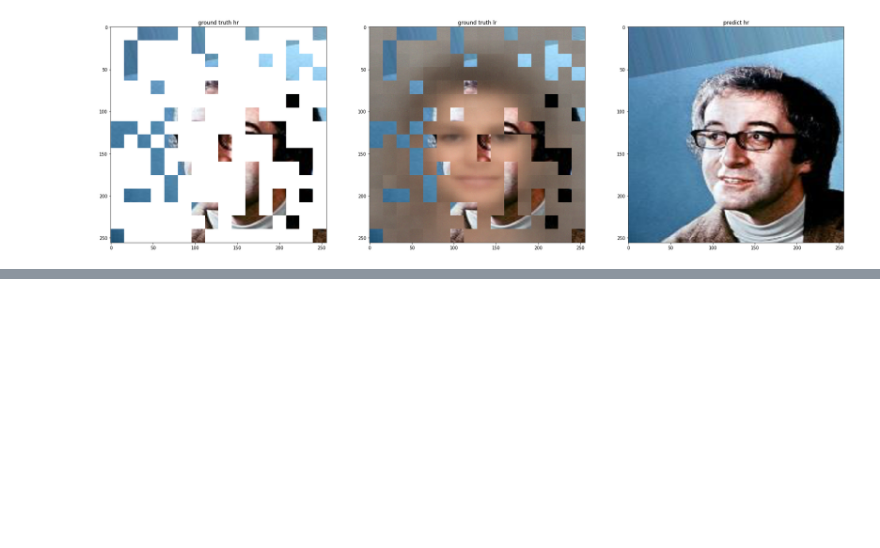
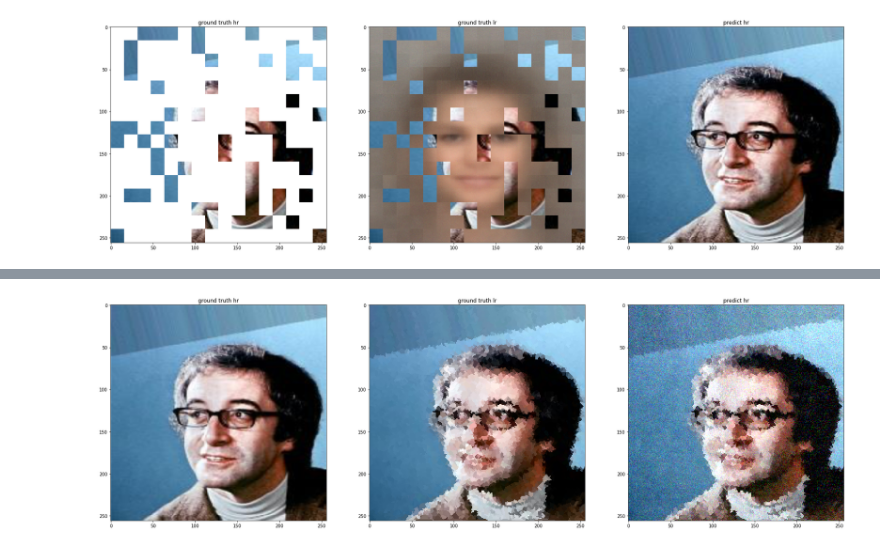
Before and after one commit to YanjieZe/NU-SSSR, a Jupyter notebook: mae_pretrain.ipynb, the cells around one changed output, grey strips where cells are left out. Cells and saved outputs as stored; diff of their text form; code cells hidden in the pictures; blank space fills up the shorter version.

```diff
--- a/mae_pretrain.ipynb
+++ b/mae_pretrain.ipynb
@@ -355,0 +526,87 @@ NameError: name 'lr_list' is not defined
+# %%
+model.load_state_dict(torch.load('/home/purewhite/workspace/cg-proj/NUG-DLSS/logs/MAE_pretrained.pth'))
+args = parse_args(["--alg", "MAE", "--description", "mae_pretrain_piconly_residual", "--lr", "1e-3", "--epoch", "20", '--data_root', 'data/celeba', '--batch_size', '1'])
+
+wandb.init(project="MAE-toy-finetune-residual-celebA-1000-12220110", entity="purewhite2019")
+wandb.config = {
+  "args" : args,
+  "seed" : 31415926
+}
+
+utils.set_seed_everywhere(31415926)
+
+# for _ in range(800): # Default setting in MAE paper
+optimizer.zero_grad()
+model.train()
+wandb.watch(model)
+for e in range(args.epoch):
+    idx = random.randint(0, len(normal_train_dataset)-1)
+    img_pair = utils.collect_function([normal_train_dataset[idx]])
+
+    model.eval()
+    clear()
+    img_lr = img_pair['lr'].permute(0, 2, 3, 1).cpu().numpy()[:, :, :, :-1]
+    img_hr = img_pair['hr'].permute(0, 2, 3, 1).cpu().numpy()
+    with torch.no_grad():
+        output = model.forward_nomask(img_pair['lr'].to(device))
+        img_pred = output.permute(0, 2, 3, 1).cpu().numpy()[:, :, :, :-1]  + img_lr
+
+    utils.show_gt_and_pred(img_hr=img_hr[0], img_lr=img_lr[0], pred_hr=img_pred[0], figsize=(30, 30))
+
+    tot_mse = 0
+    tot_psnr = 0
+    tot_ssim = 0
+
+    tot_lr_mse = 0
+    tot_lr_psnr = 0
+    tot_lr_ssim = 0
+
+    model.train()
+    loop = tqdm.tqdm(normal_train_loader)
+    for idx, img_pair in enumerate(loop):
+
+        img_lr = img_pair['lr'].permute(0, 2, 3, 1)[:, :, :, :-1].permute(0, 3, 1, 2).to(device)
+        img_hr = img_pair['hr'].to(device)
+
+        x = img_pair['lr'].to(device)
+        output = model.forward_nomask(x)
+
+        img_pred = output.permute(0, 2, 3, 1)[:, :, :, :-1].permute(0, 3, 1, 2).to(device) + img_lr
+
+        mse = F.mse_loss(img_hr.reshape((img_hr.shape[0], -1)), img_pred.reshape((img_hr.shape[0], -1)))
+        psnr = utils.psnr(img_hr, img_pred)
+        ssim = utils.ssim(img_hr, img_pred)
+        loss = -psnr/300 - ssim + mse
+
+        tot_mse += mse
+        tot_psnr += psnr
+        tot_ssim += ssim
+
+        lr_psnr = utils.psnr(img_hr, img_lr)
+        lr_ssim = utils.ssim(img_hr, img_lr)
+        lr_mse = F.mse_loss(img_hr.reshape((img_hr.shape[0], -1)), img_lr.reshape((img_hr.shape[0], -1)))
+
+        tot_lr_mse += lr_mse
+        tot_lr_psnr += lr_psnr
+        tot_lr_ssim += lr_ssim
+
+        loss = -psnr/300 - ssim + mse
+
+        wandb.log({"psnr improvement": (psnr-lr_psnr)*100/lr_psnr})
+        wandb.log({"ssim improvement": (ssim-lr_ssim)*100/lr_ssim})
+        wandb.log({"mse improvement": (lr_mse-mse)*100/lr_mse})
+        wandb.log({"psnr": psnr})
+        wandb.log({"ssim": ssim})
+        wandb.log({"mse": mse})
+        wandb.log({"loss": loss})
+
+        optimizer.zero_grad()
+        loss.backward()
+        optimizer.step()
+        scheduler.step()
+
+        loop.set_description(f"epoch: {e} | iter: {idx}/{len(train_dataset)} | loss: {loss.item()}")
+
+    e += 1
+    utils.save_model(model, e, args)
+# %% [output]
@@ -355,0 +614 @@ NameError: name 'lr_list' is not defined
+[figure, added]
```
Also changed, not shown: parts of 18 cells of this notebook, 2 other files.
